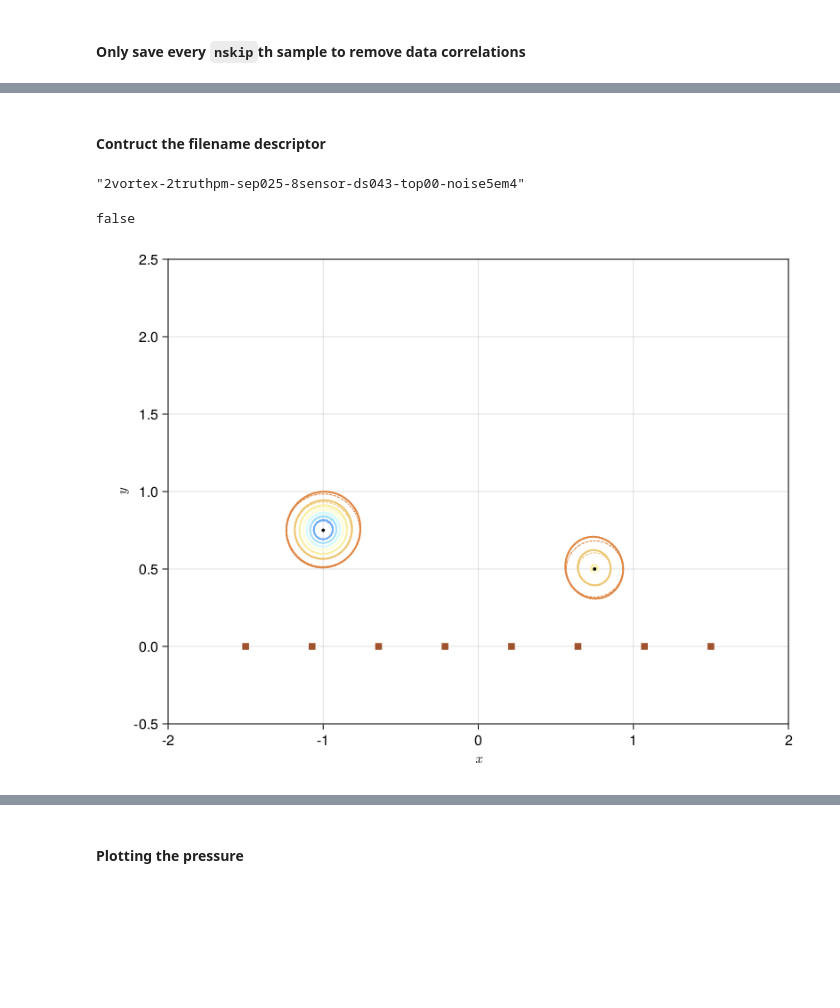
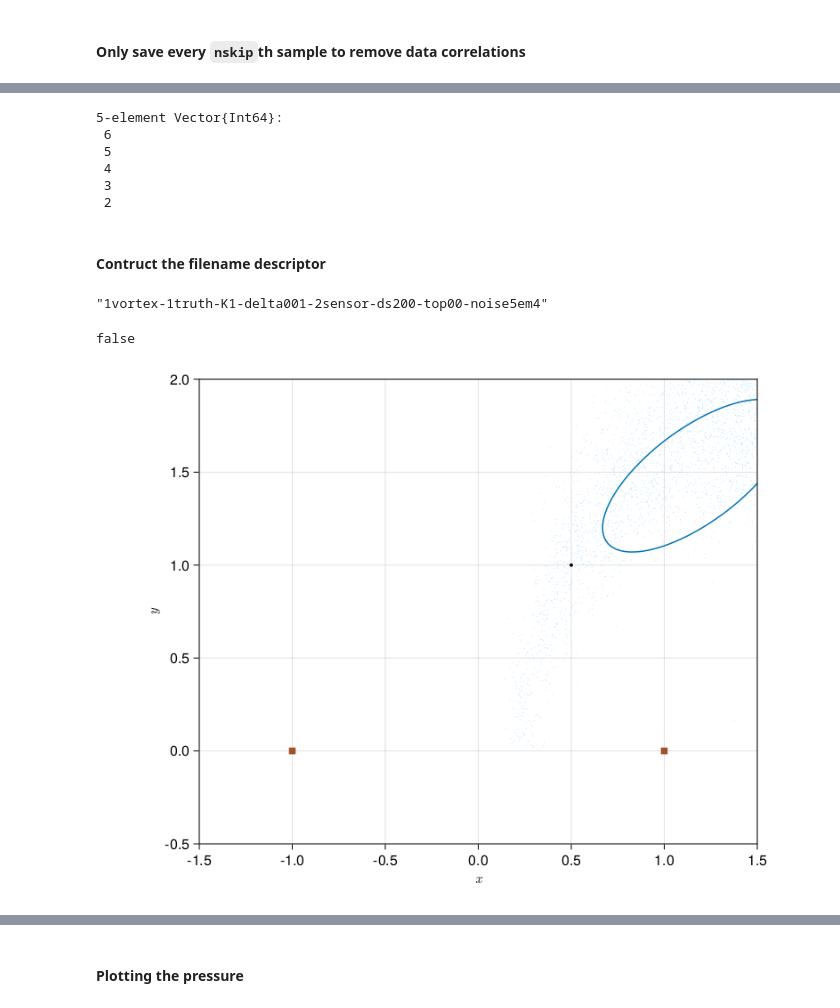
Before and after one commit to mleprovost/LowRankVortex.jl, a Jupyter notebook: stationary/MCMC-based inference of point vortices from pressure.ipynb, the cells around one changed output, grey strips where cells are left out. Drawn from its saved outputs; the diff is of its cells as text; code cells hidden in the pictures; blank space fills up the shorter version.

Commit message:
Added routines to support inference of potential fields

```diff
--- a/stationary/MCMC-based inference of point vortices from pressure.ipynb
+++ b/stationary/MCMC-based inference of point vortices from pressure.ipynb
@@ -304,7 +304,7 @@ wts = weights(gmj)[idx]./sum(weights(gmj)[idx])
 _, best_comp = findmax(wts)
 
 Σ = covars(gmj)[idx,:]
-Σ_0 = state_covariance(δ^2,δ^2,0.0,config_estimator);
-Σ = [Σ[j] .+ Σ_0 for j = 1:length(Σ)] # add the blob size to the covariance
+Σ = [Σ[j] for j = 1:length(Σ)]; # add the blob size to the covariance for vorticity field
+
 xm = transpose(means(gmj)[idx,:])
 # %% [output]
@@ -329,20 +326,35 @@ xm
+# %%
+if (K==1)
+    push!(Σ_nsens_8em4,copy(Σ[1]))
+    push!(nsens_8em4,length(sens))
+end
+# %% [output]
+5-element Vector{Int64}:
+ 6
+ 5
+ 4
+ 3
+ 2
 # %%
-#xm[config_estimator.state_id["vortex Γ"],:] = -xm[config_estimator.state_id["vortex Γ"],:]
-#xm
+Σ_0 = state_covariance(δ^2,δ^2,0.0,config_estimator);
+Σv = [Σ[j] .+ Σ_0 for j = 1:length(Σ)]; # add the blob size to the covariance for vorticity field
 # %% [markdown]
 #### Contruct the filename descriptor
 # %%
 ds_string = string(1000+round(Int,100*abs(obs.sens[end]-obs.sens[1])/(length(obs.sens)-1)))[2:end]
 ns_string = string(length(obs.sens))
 nv_string = string(obs.config.Nv)
+K_string = string(K)
+
 alpha_string = string(round(Int,100+100*alpha_threshold))[2:3]
+delta_string = string(round(Int,1000+100*δ_true))[2:4]
 
-filename = nv_string*"vortex-2truthpm-sep025-"*ns_string*"sensor-ds"*ds_string*"-top"*alpha_string*"-noise5em4"
+filename = nv_string*"vortex-1truth-K"*K_string*"-delta"*delta_string*"-"*ns_string*"sensor-ds"*ds_string*"-top"*alpha_string*"-noise5em4"
 # %% [output]
-"2vortex-2truthpm-sep025-8sensor-ds043-top00-noise5em4"
+"1vortex-1truth-K1-delta001-2sensor-ds200-top00-noise5em4"
 # %%
-#plottype = :samples
-plottype = :vorticity
+plottype = :samples
+#plottype = :vorticity
 
 saveplot = false
 # %% [output]
@@ -350,33 +362,33 @@ false
 # %%
 with_theme(xytheme) do
     f = Figure()
     ax = f[1,1] = Axis(f)
 
     if plottype == :samples
-        show_vortex_samples!(ax,x_decorr_data,obs,colormap=:RdBu_3,nskip=1) #colormap=:Set1_3,nskip=1)
-        #vortex_ellipses!(ax,xm[:,best_comp],Σ[best_comp],obs,color=:red)
-        vortex_ellipses!(ax,xm,Σ,wts,obs)
+        show_singularity_samples!(ax,x_decorr_data,obs,nskip=1) #colormap=:Set1_3:RdBu_3,nskip=1)
+        #singularity_ellipses!(ax,xm[:,best_comp],Σ[best_comp],obs,color=:red)
+        singularity_ellipses!(ax,xm,Σ,wts,obs)
 
     elseif plottype == :vorticity
         lev = range(-1,1,length=14)
-        plot_vorticity!(ax,xm,Σ,wts,obs,xlims=(-2,2),ylims=(-1,2.5),colormap=cgrad(:lighttemperaturemap,rev=true),linewidth=2,levels=lev)
-        #plot_vorticity!(ax,xm[:,best_comp],Σ[best_comp],obs,ylims=(-1,2.5),colormap=:lighttemperaturemap,linewidth=2,levels=range(-1,1,length=14))
+        plot_expected_sourcefield!(ax,xm,Σv,wts,obs,xlims=(-2,2),ylims=(-1,2.5),colormap=cgrad(:lighttemperaturemap,rev=true),linewidth=2,levels=lev)
+        #plot_expected_sourcefield!(ax,xm[:,best_comp],Σ[best_comp],obs,ylims=(-1,2.5),colormap=:lighttemperaturemap,linewidth=2,levels=range(-1,1,length=14))
 
         Σ_true = state_covariance(δ_true^2,δ_true^2,0.0,config_true);
-        plot_vorticity!(ax,x_true,Σ_true,obs_true,ylims=(-1,2),colormap=cgrad(:lighttemperaturemap,rev=true),linestyle=:dot,linewidth=1,levels=lev)
+        plot_expected_sourcefield!(ax,x_true,Σ_true,obs_true,ylims=(-1,2),colormap=cgrad(:lighttemperaturemap,rev=true),linestyle=:dot,linewidth=1,levels=lev)
     end
 
     scatter!(ax,real(truez),imag(truez),marker=:circle,markersize=4,color=:black,strokewidth=1)
     plot_sensors!(ax,obs,color=:sienna)
-    ylims!(ax,(-0.5,2.5))
-    xlims!(ax,(-2,2))
+    ylims!(ax,(-0.5,2.0))
+    xlims!(ax,(-1.5,1.5))
 
     fullname = String(plottype)*"-"*filename*".pdf"
     saveplot && save(fullname,f)
     f
 end
 # %% [output]
-[figure, old version]
+[figure, new version]
 # %%
 best_comp = 1
 
```
Also changed, not shown: parts of 34 cells of this notebook, 6 other files.
